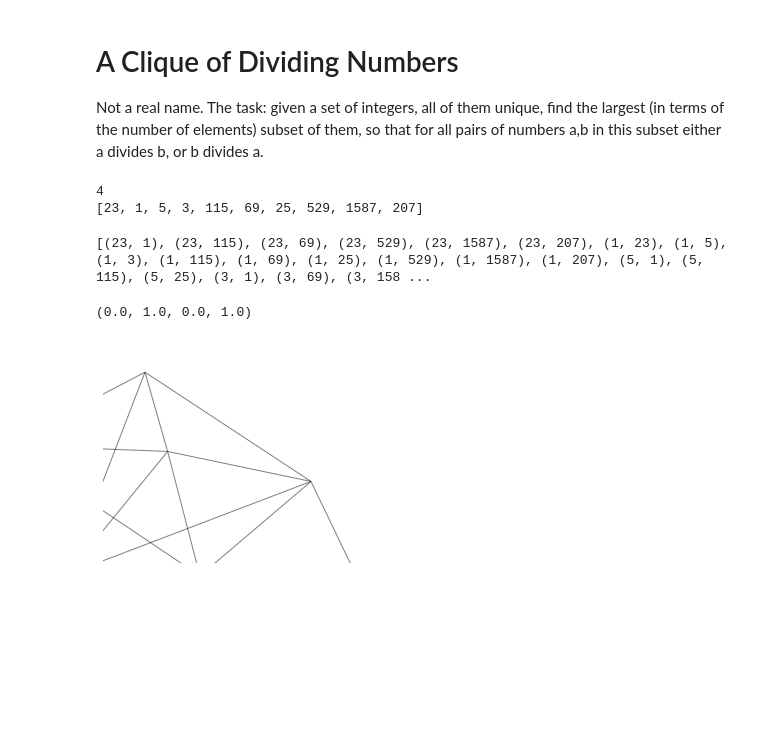
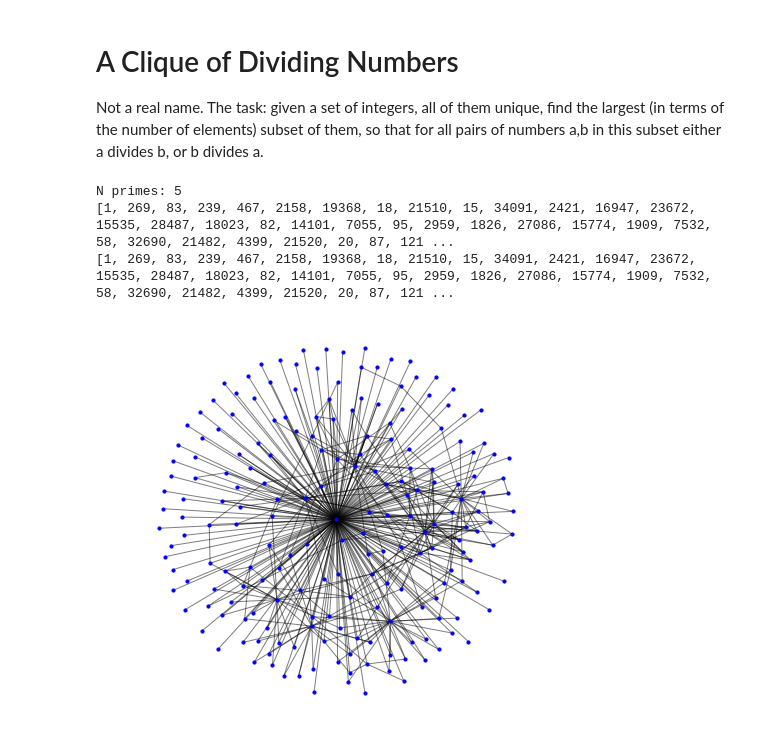
Before and after one commit to khakhalin/Sketches, a Jupyter notebook: lil_problems/clique_of_dividing_numbers.ipynb, the cells around one changed output. Saved outputs shown, nothing was run; the diff lists cells and outputs as text; code cells hidden in the pictures; blank space fills up the shorter version.

```diff
--- a/lil_problems/clique_of_dividing_numbers.ipynb
+++ b/lil_problems/clique_of_dividing_numbers.ipynb
@@ -7,12 +7,12 @@ import numpy as np
 import networkx as nx
 import matplotlib.pyplot as plt
 # %%
-def create_set(n=None):
+def create_set_tight(n=None):
     """Creates a set of n numbers to test the algorithm"""
     if n is None:
         n = np.random.randint(20)
-    nprimes = np.random.randint(low=3,high=np.floor(n*0.5)) # Probability of including new primes
-    print(nprimes)
+    nprimes = np.random.randint(low=3,high=max(np.floor(n*0.3),5)) # Probability of including new primes
+    print('N primes:',nprimes)
 
     i = 2
     primes = [2] # Generate n primes (1 will be added at the end)
@@ -28,16 +28,33 @@ def create_set(n=None):
 
     for i in range(nprimes,n):
         while True:
-            pickp = out[np.random.randint(nprimes)]
-            pickb = out[np.random.randint(len(out))]
+            pickp = out[np.random.randint(nprimes)]  # One of the primes
+            pickb = np.random.randint(1,n) # Some other number
             if pickb*pickp not in out:
                 out.append(pickb*pickp)
                 break
 
     return out
 
-x = create_set(10)
+
+def augment_set(x,n=None):
+    '''Adds other random numbers to the set'''
+    if n is None: n = 2*len(x)
+    out = x[:]
+    max_value = max(x) + n - len(x) # A very safe value that should work for both small and large arrays
+    while len(out)<n:
+        pick = np.random.randint(max_value)
+        if pick not in out:
+            out.append(pick)
+    return out
+
+
+
+x = create_set_tight(100)
 print(x)
+x = augment_set(x)
+print(x)
 # %% [output]
-4
-[23, 1, 5, 3, 115, 69, 25, 529, 1587, 207]
+N primes: 5
+[1, 269, 83, 239, 467, 2158, 19368, 18, 21510, 15, 34091, 2421, 16947, 23672, 15535, 28487, 18023, 82, 14101, 7055, 95, 2959, 1826, 27086, 15774, 1909, 7532, 58, 32690, 21482, 4399, 21520, 20, 87, 121 ...
+[1, 269, 83, 239, 467, 2158, 19368, 18, 21510, 15, 34091, 2421, 16947, 23672, 15535, 28487, 18023, 82, 14101, 7055, 95, 2959, 1826, 27086, 15774, 1909, 7532, 58, 32690, 21482, 4399, 21520, 20, 87, 121 ...
@@ -44,22 +86,26 @@ print(x)
 # %%
-def process(x):
+def find_edges(x):
     m = {}
     for i in x:
         m[i] = [j for j in x if ((j % i ==0) or (i % j ==0)) and (j != i)]
 
     return [(i,j) for i in x for j in m[i]]
 
-m = process(x)
-print(m)
+def visualize(m):
+    G = nx.Graph()
+    G.add_edges_from(m)
+    #nx.draw_kamada_kawai(G)
+    pos=nx.spring_layout(G, iterations=50) # positions for all nodes
 
-G = nx.Graph()
-G.add_edges_from(m)
-#nx.draw_kamada_kawai(G)
-pos=nx.spring_layout(G) # positions for all nodes
-nx.draw_networkx_edges(G,pos,width=1.0,alpha=0.5)
-plt.axis('off')
-#nx.draw_networkx_labels(G,pos,labels,font_size=16)
+    plt.figure(figsize=(7,7))
+    ax = plt.axes()
+    nx.draw_networkx_nodes(G, pos, node_size=10, node_color="blue")
+    nx.draw_networkx_edges(G, pos, width=1.0,alpha=0.5)
+    plt.axis('off')
+    plt.show()
+    #nx.draw_networkx_labels(G,pos,labels,font_size=16)
+
+
+visualize(find_edges(x))
 # %% [output]
-[(23, 1), (23, 115), (23, 69), (23, 529), (23, 1587), (23, 207), (1, 23), (1, 5), (1, 3), (1, 115), (1, 69), (1, 25), (1, 529), (1, 1587), (1, 207), (5, 1), (5, 115), (5, 25), (3, 1), (3, 69), (3, 158 ...
-(0.0, 1.0, 0.0, 1.0)
-[figure, old version]
+[figure, new version]
```
Also changed, not shown: parts of 1 cell of this notebook, 2 other files.
